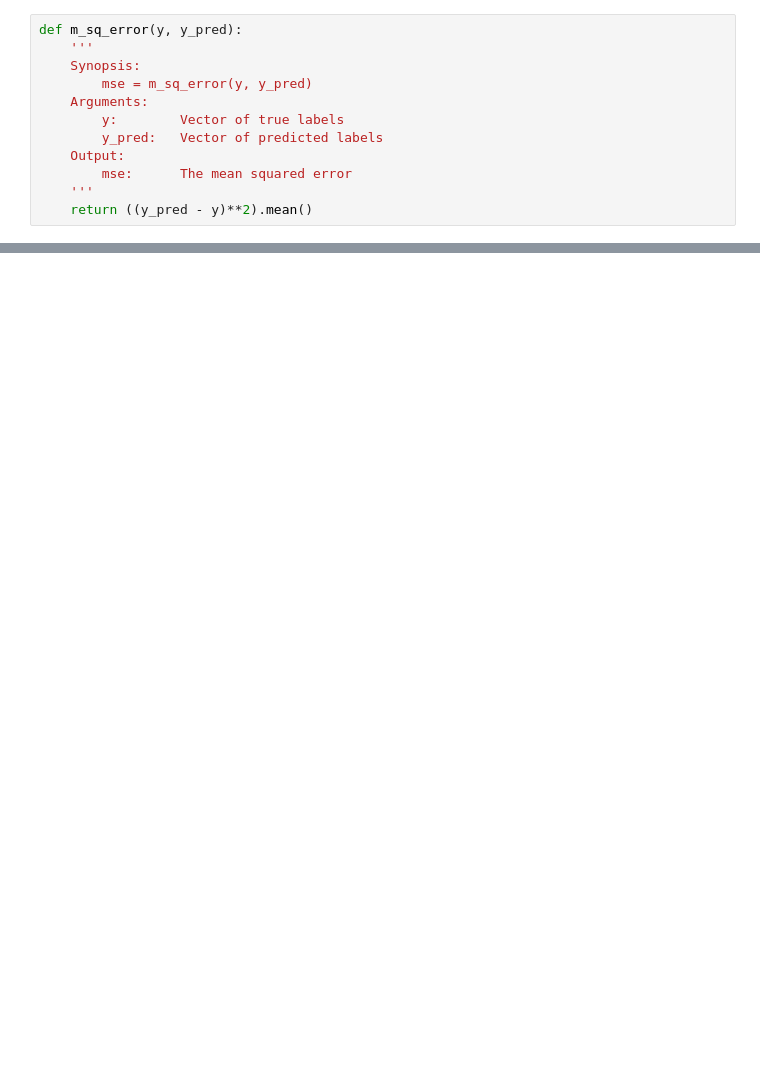
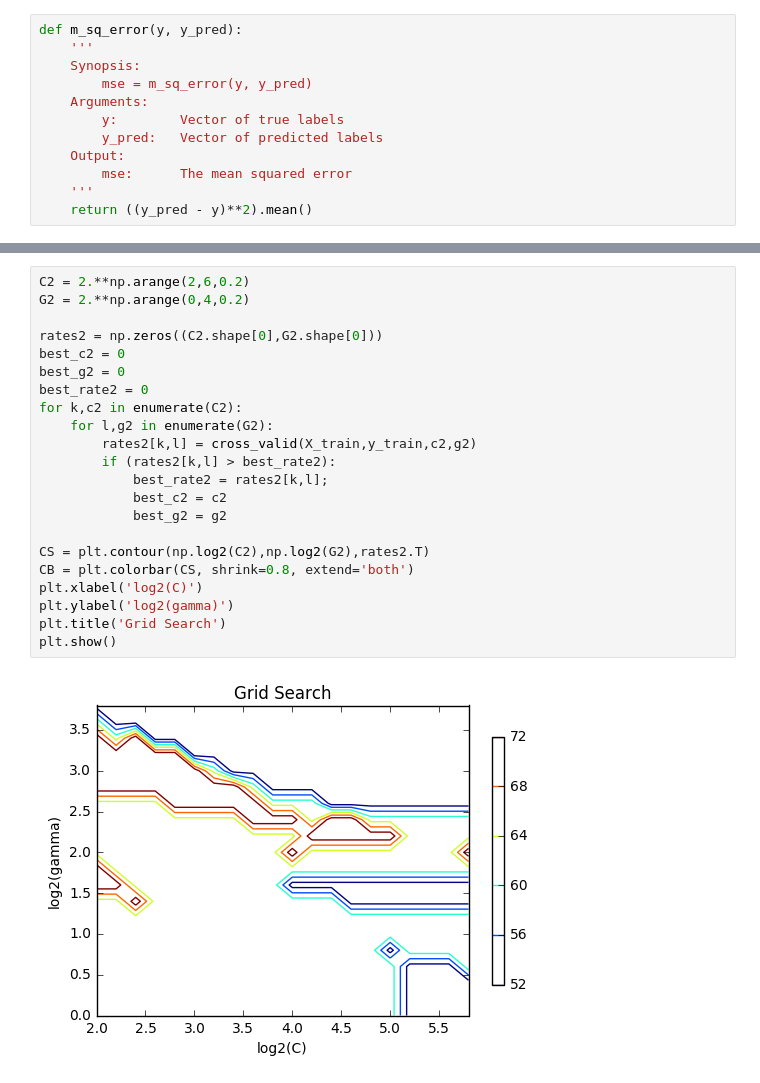
Before and after one commit to muellerfelix/mi-hw-1617, a Jupyter notebook: hw-8/mi-hw-8.ipynb, the cells around one changed output, grey strips where cells are left out. Drawn from its saved outputs; the diff is of its cells as text; blank space fills up the shorter version.

```diff
--- a/hw-8/mi-hw-8.ipynb
+++ b/hw-8/mi-hw-8.ipynb
@@ -216,0 +304,24 @@ grid_plot_svm_2(X_test,y_test,100,-2,2,opt_l,opt_c,False)
+# %%
+C2 = 2.**np.arange(2,6,0.2)
+G2 = 2.**np.arange(0,4,0.2)
+
+rates2 = np.zeros((C2.shape[0],G2.shape[0]))
+best_c2 = 0
+best_g2 = 0
+best_rate2 = 0
+for k,c2 in enumerate(C2):
+    for l,g2 in enumerate(G2):
+        rates2[k,l] = cross_valid(X_train,y_train,c2,g2)
+        if (rates2[k,l] > best_rate2):
+            best_rate2 = rates2[k,l];
+            best_c2 = c2
+            best_g2 = g2
+
+CS = plt.contour(np.log2(C2),np.log2(G2),rates2.T)
+CB = plt.colorbar(CS, shrink=0.8, extend='both')
+plt.xlabel('log2(C)')
+plt.ylabel('log2(gamma)')
+plt.title('Grid Search')
+plt.show()
+# %% [output]
+[figure, added]
```
Also changed, not shown: parts of 11 cells of this notebook, 6 other files.
